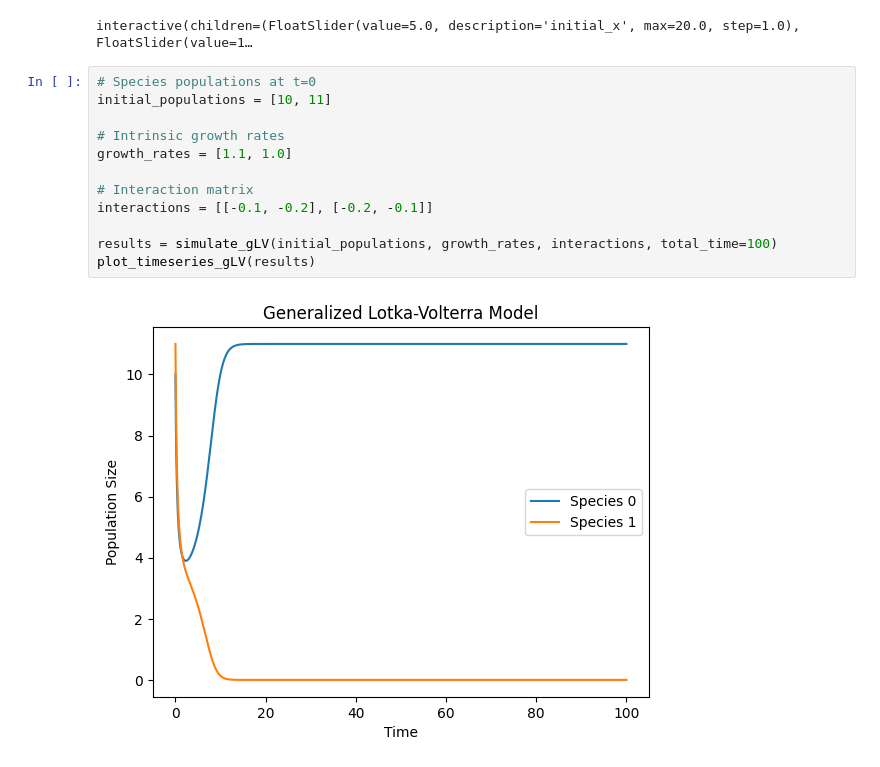
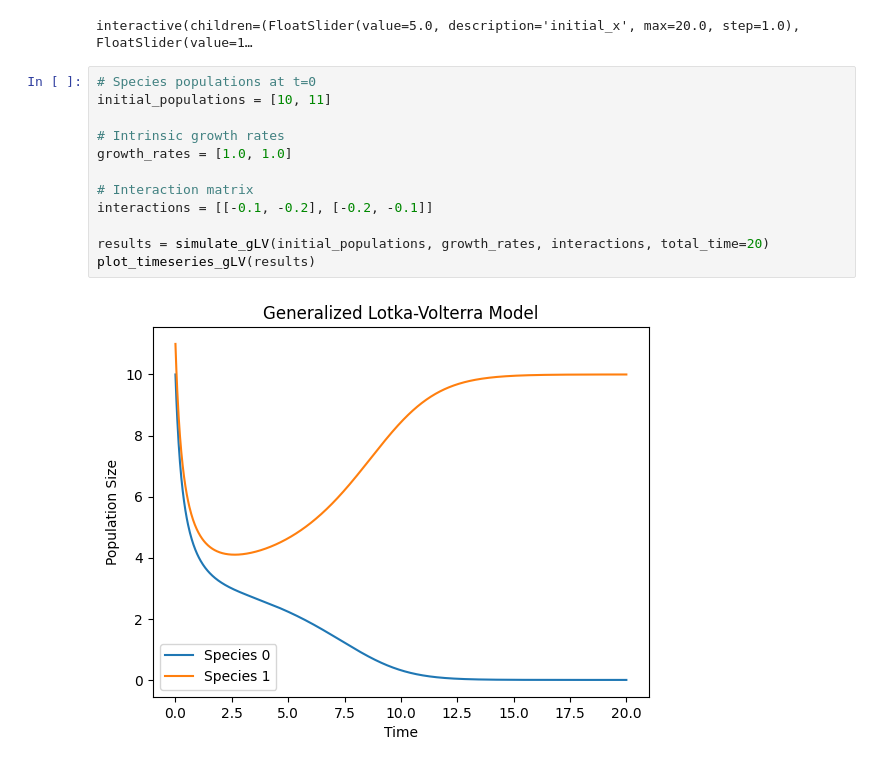
Before and after one commit to eagmon/notebook_tests, a Jupyter notebook: sim_study_work.ipynb, the cells around one changed output. Drawn from its saved outputs; the diff is of its cells as text.

```diff
--- a/sim_study_work.ipynb
+++ b/sim_study_work.ipynb
@@ -403,14 +403,14 @@ interactive(children=(FloatSlider(value=5.0, description='initial_x', max=20.0,
 # %%
 # Species populations at t=0
 initial_populations = [10, 11]
 
 # Intrinsic growth rates
-growth_rates = [1.1, 1.0]
+growth_rates = [1.0, 1.0]
 
 # Interaction matrix
 interactions = [[-0.1, -0.2], [-0.2, -0.1]]
 
-results = simulate_gLV(initial_populations, growth_rates, interactions, total_time=100)
+results = simulate_gLV(initial_populations, growth_rates, interactions, total_time=20)
 plot_timeseries_gLV(results)
 # %% [output]
-[figure, old version]
+[figure, new version]
```
Also changed, not shown: parts of 1 cell of this notebook.
